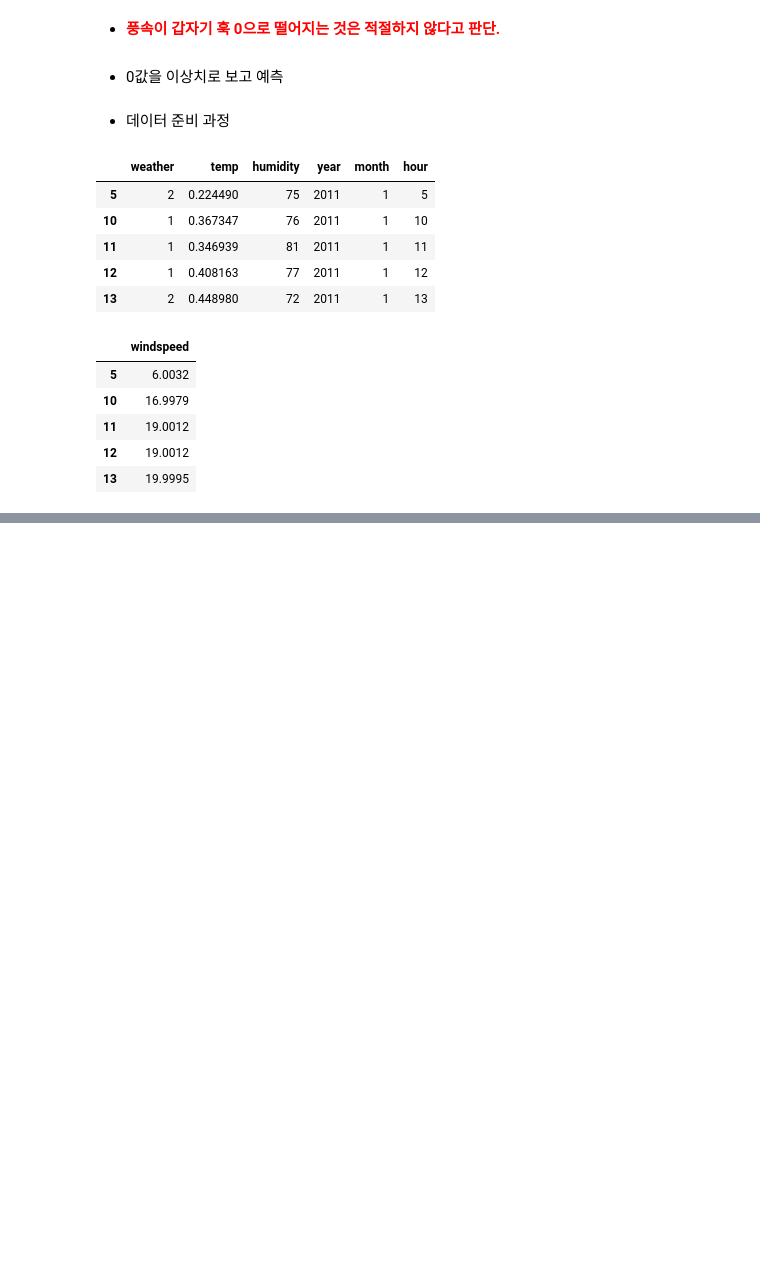
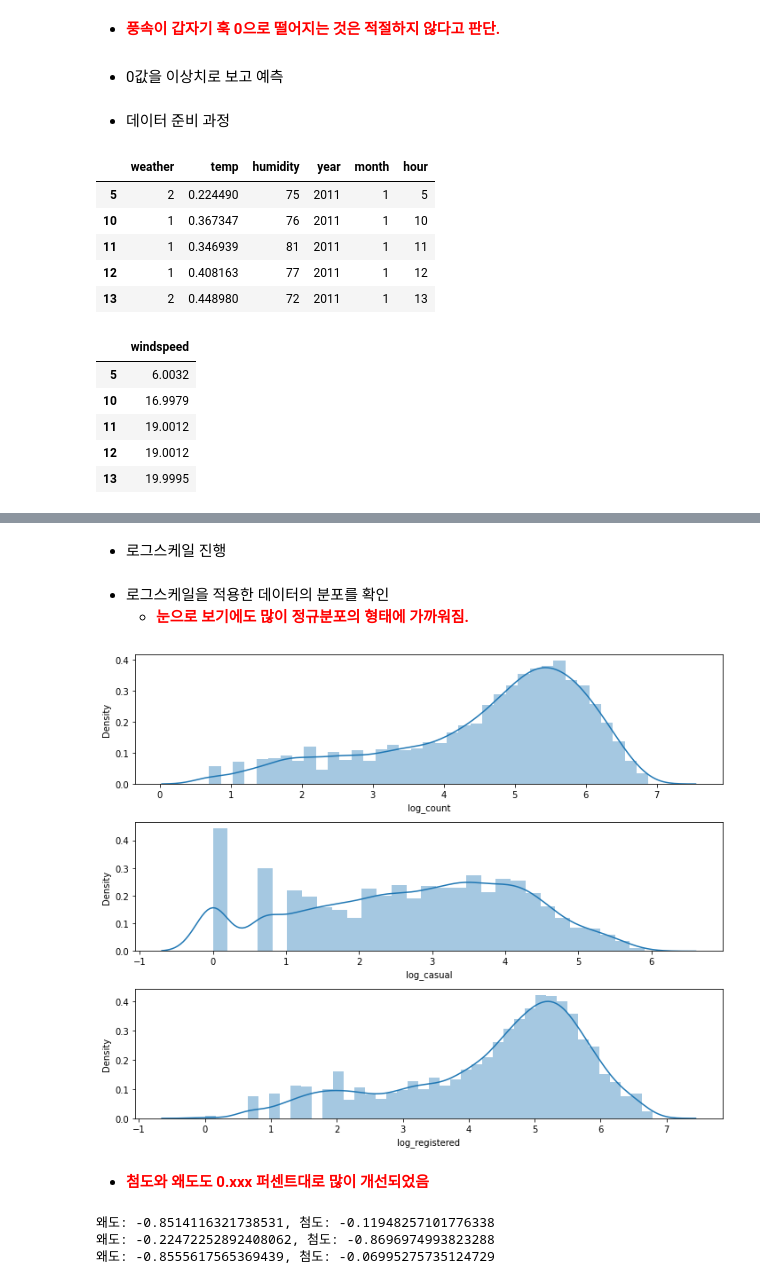
Before and after one commit to MyungHyun-Ahn/Bike_Sharing_Demand, a Jupyter notebook: Bike_Sharing_Demand_MHAhn_v0.14.ipynb, the cells around one changed output, grey strips where cells are left out. Drawn from its saved outputs; the diff is of its cells as text; code cells hidden in the pictures; blank space fills up the shorter version.

```diff
--- a/Bike_Sharing_Demand_MHAhn_v0.14.ipynb
+++ b/Bike_Sharing_Demand_MHAhn_v0.14.ipynb
@@ -487,0 +801,27 @@ TypeError: The DType <class 'numpy.dtype[datetime64]'> could not be promoted by
+# %% [markdown]
+* 로그스케일 진행
+# %%
+df_n['log_count'] = np.log1p(df_n['count'])
+df_n['log_casual'] = np.log1p(df_n['casual'])
+df_n['log_registered'] = np.log1p(df_n['registered'])
+# %% [markdown]
+* 로그스케일을 적용한 데이터의  분포를 확인
+    * <span style = 'color : RED'>**눈으로 보기에도 많이 정규분포의 형태에 가까워짐.**</span>
+# %%
+f, ax = plt.subplots(nrows=3, figsize=(10,8))
+sns.distplot(df_n['log_count'], ax=ax[0])
+sns.distplot(df_n['log_casual'], ax=ax[1])
+sns.distplot(df_n['log_registered'], ax=ax[2])
+plt.tight_layout()
+# %% [output]
+[figure, added]
+# %% [markdown]
+* <span style = 'color : RED'>**첨도와 왜도도 0.xxx 퍼센트대로 많이 개선되었음**</span>
+# %%
+print('왜도: {}, 첨도: {}'.format(df_n['log_count'].skew(), df_n['log_count'].kurt()))
+print('왜도: {}, 첨도: {}'.format(df_n['log_casual'].skew(), df_n['log_casual'].kurt()))
+print('왜도: {}, 첨도: {}'.format(df_n['log_registered'].skew(), df_n['log_registered'].kurt()))
+# %% [output]
+왜도: -0.8514116321738531, 첨도: -0.11948257101776338
+왜도: -0.22472252892408062, 첨도: -0.8696974993823288
+왜도: -0.8555617565369439, 첨도: -0.06995275735124729
```
Also changed, not shown: parts of 124 cells of this notebook.
